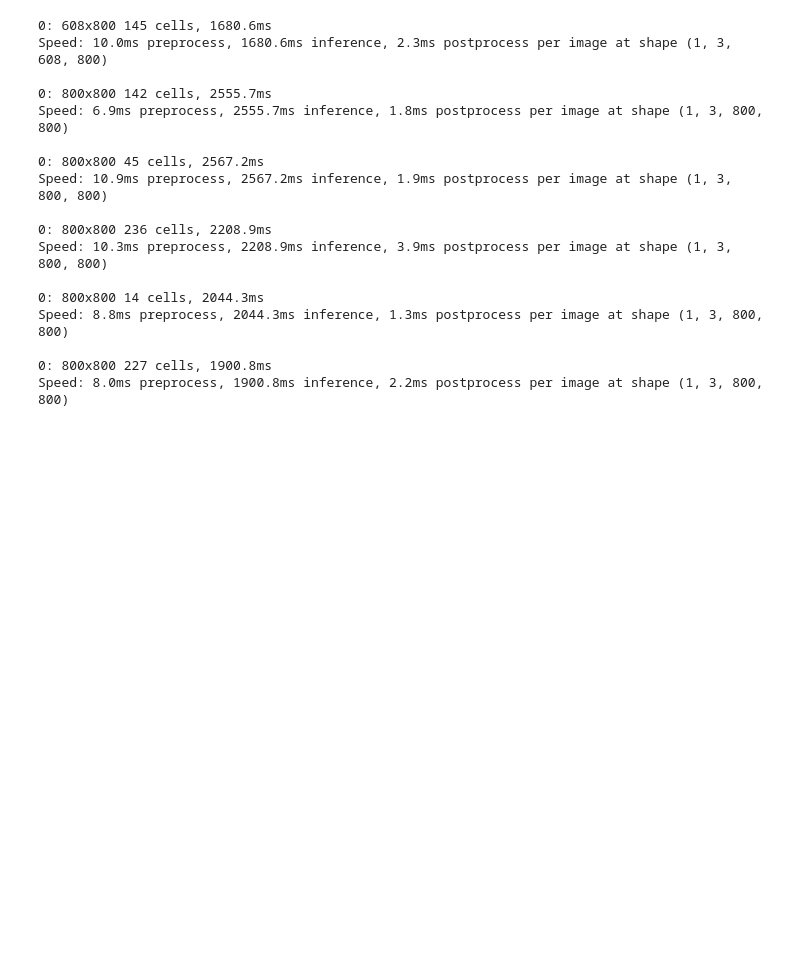
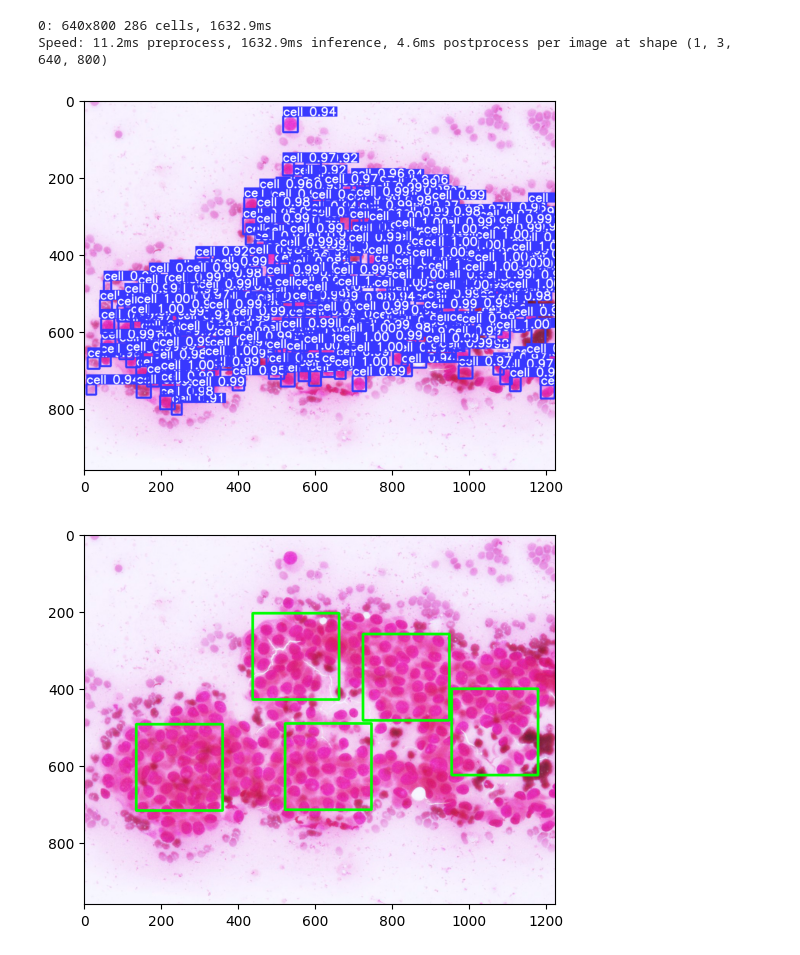
Before and after one commit to Harito97/ThyroidCancer, a Jupyter notebook: app/process_data/test_patch_level.ipynb, the cells around one changed output. Cells and saved outputs as stored; diff of their text form; code cells hidden in the pictures; blank space fills up the shorter version.

```diff
--- a/app/process_data/test_patch_level.ipynb
+++ b/app/process_data/test_patch_level.ipynb
@@ -3,30 +3,23 @@ from PatchLevel import PatchLevel
 # %%
 patch_level = PatchLevel()
 # %%
-# img = 'data/origin_data/B256/B2/z4907540008741_29ecba73d3d0cc14addd7cba092493d3.jpg'
 # img = '/mnt/DataK/Project/ThyroidCancer/data/origin_data/B256/B5/z4840977604091_375b3cc2e326154817867ededaa2ca79.jpg'
 # img = '/mnt/DataK/Project/ThyroidCancer/data/origin_data/B256/B5/z4840977650008_d71ddae75d003a6ece3d7d43ed839b7b.jpg'
-img = '/mnt/DataK/Project/ThyroidCancer/data/origin_data/B256/B5/z4904745818823_15919ec4cc2a7650351e9c528dede52f.jpg'
+# img = '/mnt/DataK/Project/ThyroidCancer/data/origin_data/B256/B5/z4904745818823_15919ec4cc2a7650351e9c528dede52f.jpg'
 # img = '/mnt/DataK/Project/ThyroidCancer/data/origin_data/B256/B6/Image_142012.jpg'
 # img = '/mnt/DataK/Project/ThyroidCancer/data/origin_data/B256/B6/Image_26370.jpg' # cai nay chua on -> co le nen ha conf o step 3 xuong -> hien tai model detect tot nhat van co nhuoc diem la detect nhung te bao qua xa la 1 te bao -> loang vung tap trung trong anh di
-# img = '/mnt/DataK/Project/ThyroidCancer/data/origin_data/B256/B6/Image_26385.jpg'
+img = '/mnt/DataK/Project/ThyroidCancer/data/origin_data/B256/B6/Image_26385.jpg'
+# img = '/mnt/DataK/Project/ThyroidCancer/data/origin_data/B256/B2/z4907540057168_f393de102c3ab7f2e49873cc91303c85.jpg'
+# img = '/mnt/DataK/Project/ThyroidCancer/data/origin_data/B256/B2/z4907540132226_1e76f8d7eb53005233d013f93762f363.jpg'
+# img = '/mnt/DataK/Project/ThyroidCancer/data/origin_data/B256/B2/z5010204306399_bec14816f4d59029d2275570cdcfc4a8.jpg'
+# img = '/mnt/DataK/Project/ThyroidCancer/data/origin_data/B256/B2/z5016984356635_6091104668e76ec09f7dfe71ab3b8ea5.jpg'
+# img = 'data/origin_data/B256/B2/z4907540008741_29ecba73d3d0cc14addd7cba092493d3.jpg'
-# %%
-result = patch_level.process(img_path=img, show_output=(False, False, False))
-# %% [output]
-0: 608x800 145 cells, 1680.6ms
-Speed: 10.0ms preprocess, 1680.6ms inference, 2.3ms postprocess per image at shape (1, 3, 608, 800)
-
-0: 800x800 142 cells, 2555.7ms
-Speed: 6.9ms preprocess, 2555.7ms inference, 1.8ms postprocess per image at shape (1, 3, 800, 800)
-
-0: 800x800 45 cells, 2567.2ms
-Speed: 10.9ms preprocess, 2567.2ms inference, 1.9ms postprocess per image at shape (1, 3, 800, 800)
-
-0: 800x800 236 cells, 2208.9ms
-Speed: 10.3ms preprocess, 2208.9ms inference, 3.9ms postprocess per image at shape (1, 3, 800, 800)
-
-0: 800x800 14 cells, 2044.3ms
-Speed: 8.8ms preprocess, 2044.3ms inference, 1.3ms postprocess per image at shape (1, 3, 800, 800)
-
-0: 800x800 227 cells, 1900.8ms
-Speed: 8.0ms preprocess, 1900.8ms inference, 2.2ms postprocess per image at shape (1, 3, 800, 800)
+# %%
+# result = patch_level.process(img_path=img, show_output=(True, True, True), conf=0.9, threshold=25)  # for B2
+# result = patch_level.process(img_path=img, show_output=(True, True, True), conf=0.9, threshold=10)  # for B5
+result = patch_level.process(img_path=img, show_output=(True, True, True), conf=0.9, threshold=10)  # for B6
+# %% [output]
+0: 640x800 286 cells, 1632.9ms
+Speed: 11.2ms preprocess, 1632.9ms inference, 4.6ms postprocess per image at shape (1, 3, 640, 800)
+[figure, added]
+[figure, added]
```
Also changed, not shown: parts of 2 cells of this notebook, 3 other files.
